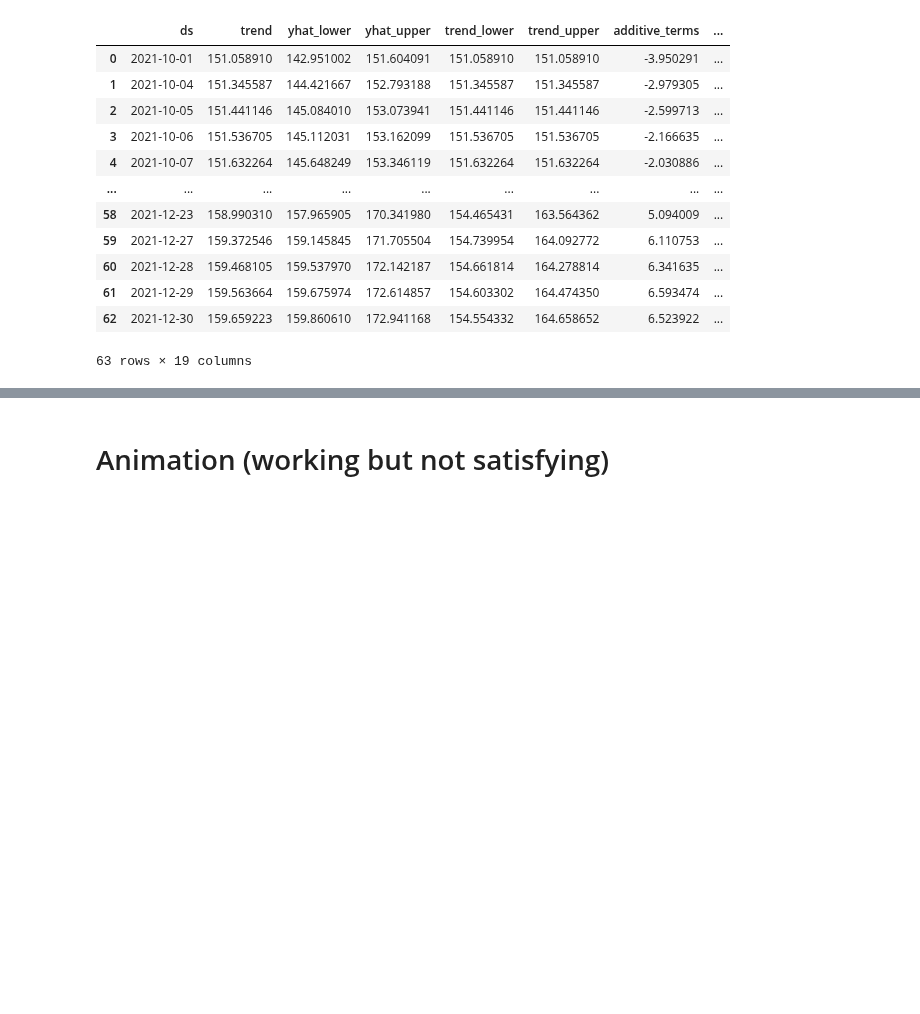
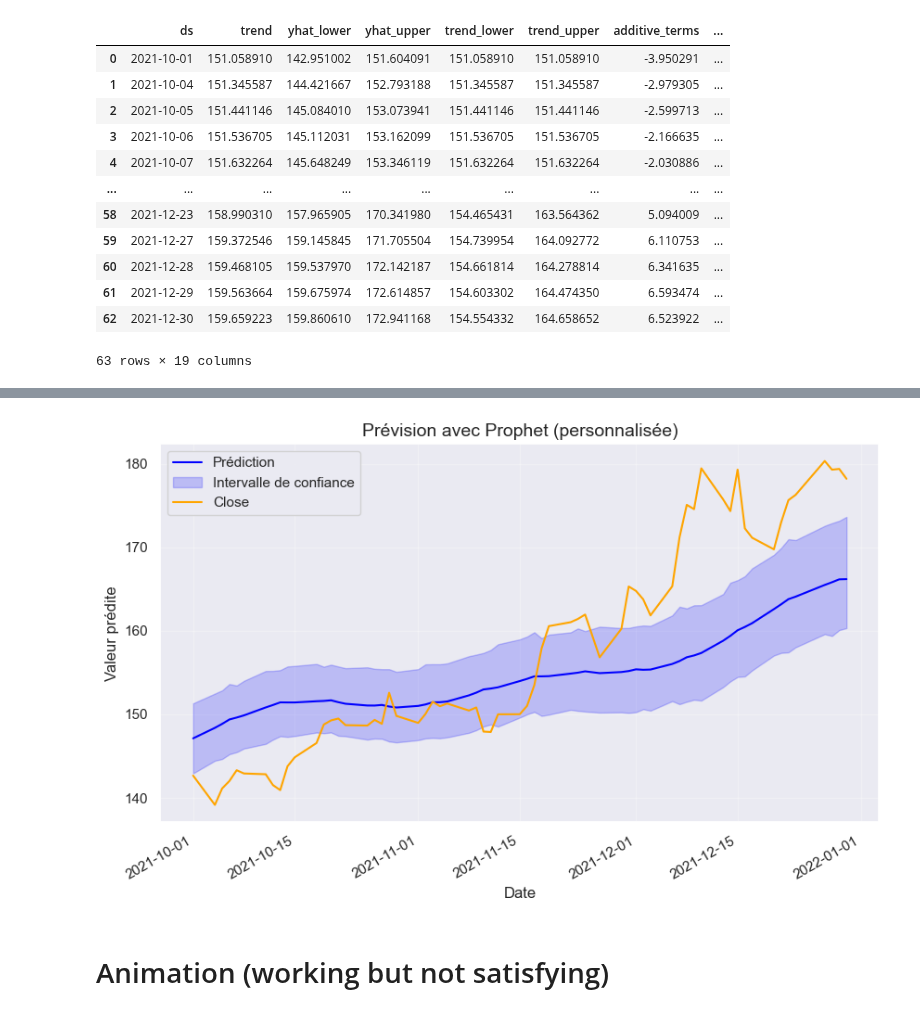
Before and after one commit to Ab2nour/stock-analysis, a Jupyter notebook: src/notebooks/prophet-animation.ipynb, the cells around one changed output, grey strips where cells are left out. Saved outputs shown, nothing was run; the diff lists cells and outputs as text; code cells hidden in the pictures; blank space fills up the shorter version.

```diff
--- a/src/notebooks/prophet-animation.ipynb
+++ b/src/notebooks/prophet-animation.ipynb
@@ -133,3 +140,38 @@ forecast
+# %%
+import matplotlib.pyplot as plt
+
+# Suppose que 'df' contient les données historiques et 'forecast' les prédictions
+fig, ax = plt.subplots(figsize=(10, 6))
+
+# # 1️⃣ Données réelles
+# ax.plot(future['ds'], future['Close'], 'k.', label='Observations', alpha=0.6)
+
+# 2️⃣ Prédictions
+ax.plot(forecast["ds"], forecast["yhat"], color="blue", label="Prédiction")
+
+# 3️⃣ Intervalle de confiance
+ax.fill_between(
+    forecast["ds"],
+    forecast["yhat_lower"],
+    forecast["yhat_upper"],
+    color="blue",
+    alpha=0.2,
+    label="Intervalle de confiance",
+)
+
+# 4️⃣ Options esthétiques
+ax.set_title("Prévision avec Prophet (personnalisée)", fontsize=14)
+ax.set_xlabel("Date")
+ax.set_ylabel("Valeur prédite")
+ax.legend()
+ax.grid(True, alpha=0.3)
+
+
+df[["Close"]].loc[train_end_date:].plot(ax=ax, color="orange")
+
+plt.show()
+# %% [output]
+[figure, added]
 # %% [markdown]
 # Animation (working but not satisfying)
 # %%
```
Also changed, not shown: parts of 8 cells of this notebook, 10 other files.
